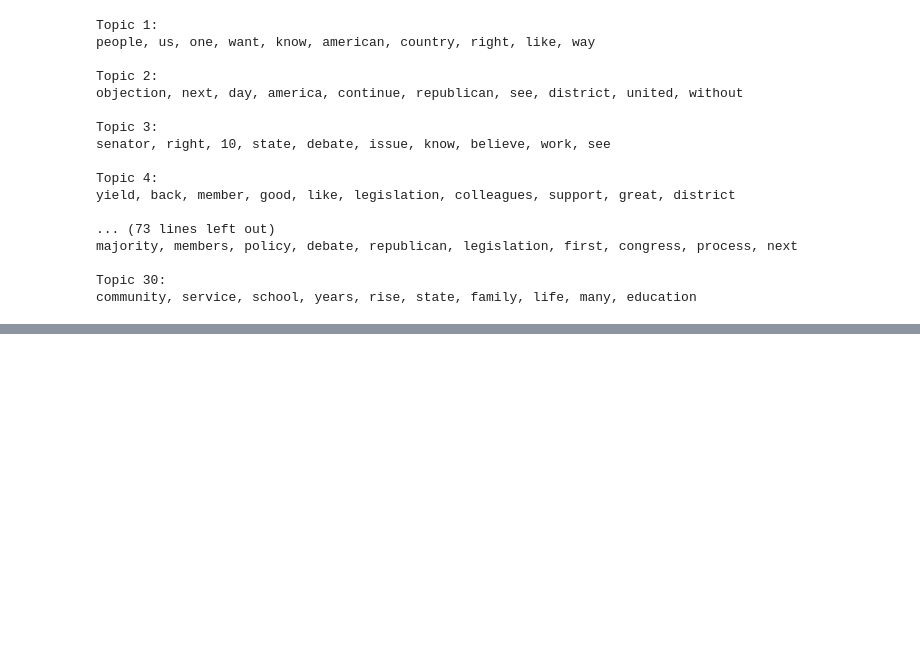
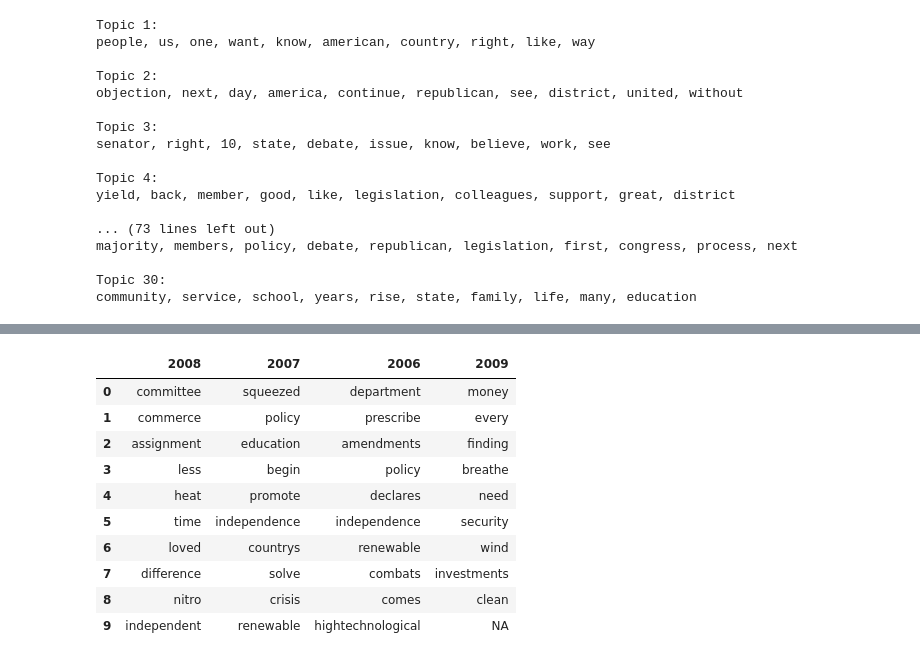
Before and after one commit to LatifaTam/Text-mining-in-social-science, a Jupyter notebook: basicTopic.ipynb, the cells around one changed output, grey strips where cells are left out. Drawn from its saved outputs; the diff is of its cells as text; code cells hidden in the pictures; blank space fills up the shorter version.

```diff
--- a/basicTopic.ipynb
+++ b/basicTopic.ipynb
@@ -319,0 +322,41 @@ community, service, school, years, rise, state, family, life, many, education
+# %%
+import pandas as pd
+from nltk import word_tokenize, bigrams, trigrams
+from nltk.corpus import stopwords
+from collections import Counter
+fullData = pd.read_csv('fullData2000.csv')
+#2008 only
+fullData['date'] = pd.to_datetime(fullData['date'])
+data_2008 = fullData[fullData['date'].dt.year == 2008]
+result_df = pd.DataFrame()
+# %%
+pd.set_option('display.max_colwidth', None)
+def colocated(target_word, fullData,result,year):
+    fullData['tokens'] = fullData['speech'].apply(word_tokenize)
+
+    # Remove stopwords
+    stop_words = set(stopwords.words('english'))
+    newStop=['president','object','another','point','get','must','made','two','hr','say','go','come','much','may','make','even','going','also','would','could','think','chair','mr','madam','dont','said','did','does','thank','ask','today','just','000','gentleman','speaker','floor']
+    for word in newStop:
+        stop_words.add(word)
+    fullData['filtered_tokens'] = fullData['tokens'].apply(lambda x: [word.lower() for word in x if word.isalpha() and word.lower() not in stop_words])
+
+    fullData['bigrams'] = fullData['filtered_tokens'].apply(lambda x: list(bigrams(x)))
+    all_bigrams = [item for sublist in fullData['bigrams'] for item in sublist]
+    bigram_counts = Counter(all_bigrams)
+    co_occurring_bigrams = [bigram for bigram in bigram_counts if target_word in bigram][:10]
+
+    # Store the co-located words (excluding the target word) in lists
+    co_located_bigram_words = []
+    for bigram in co_occurring_bigrams:
+        co_located_bigram_words.extend([word for word in bigram if word != target_word])
+
+    # most common
+    co_occurring_bigrams_common = bigram_counts.most_common(15)
+
+    # Print the stored lists
+    print("Co-located Bigram Words without '{}':".format(target_word), co_located_bigram_words)
+    print("Co-located Bigram Words in common" , co_occurring_bigrams_common)
+
+
+    result_df[year] = co_located_bigram_words
@@ -319,0 +385,14 @@ community, service, school, years, rise, state, family, life, many, education
+# %%
+result_df
+# %% [output]
+|  | 2008 | 2007 | 2006 | 2009 |
+| 0 | committee | squeezed | department | money |
+| 1 | commerce | policy | prescribe | every |
+| 2 | assignment | education | amendments | finding |
+| 3 | less | begin | policy | breathe |
+| 4 | heat | promote | declares | need |
+| 5 | time | independence | independence | security |
+| 6 | loved | countrys | renewable | wind |
+| 7 | difference | solve | combats | investments |
+| 8 | nitro | crisis | comes | clean |
+| 9 | independent | renewable | hightechnological | NA |
```
Also changed, not shown: parts of 2 cells of this notebook, 1 other file.
